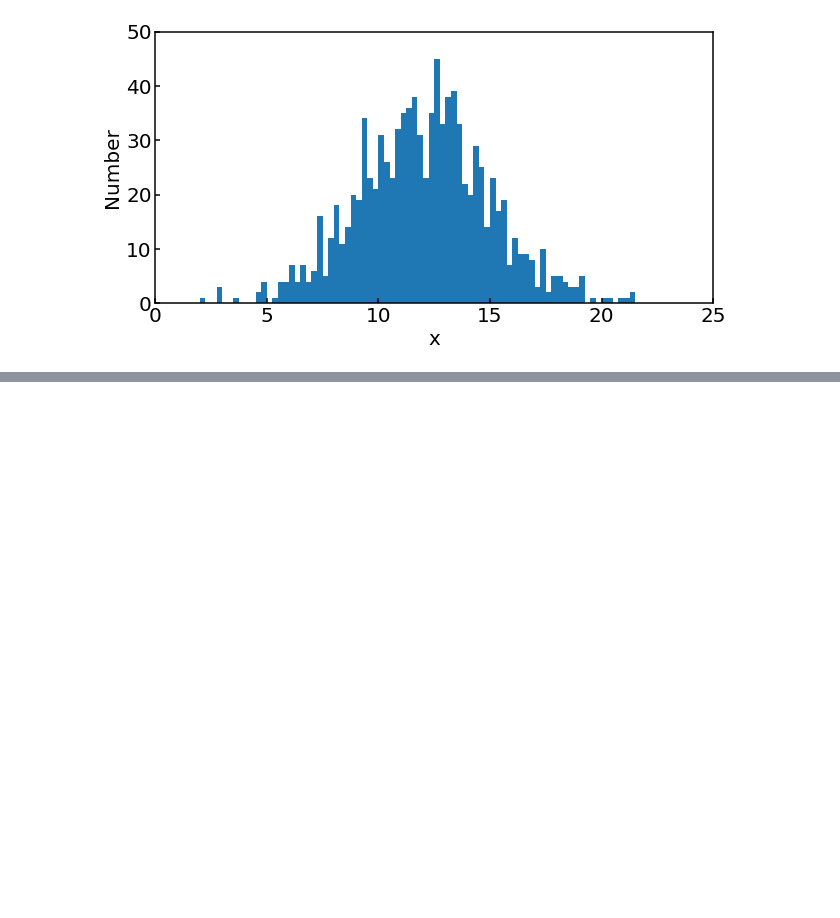
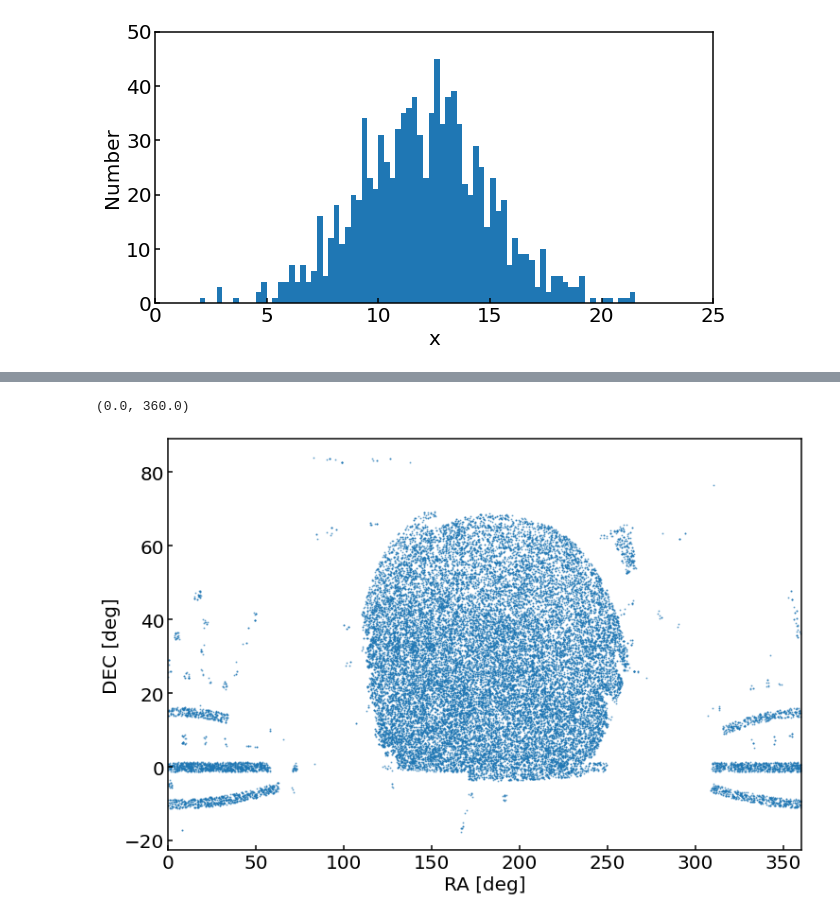
Before and after one commit to CrazyAncestor/Data-Analysis-in-Astronomy-2021, a Jupyter notebook: Week_1/Python_basic.ipynb, the cells around one changed output, grey strips where cells are left out. Cells and saved outputs as stored; diff of their text form; code cells hidden in the pictures; blank space fills up the shorter version.

```diff
--- a/Week_1/Python_basic.ipynb
+++ b/Week_1/Python_basic.ipynb
@@ -291,0 +356,14 @@ plt.xlim(0,25)
+# %%
+#search = np.where(catalog['REW_MGII_2796']>1.0)
+
+
+my_plot_style()
+
+plt.figure(figsize=(12,8))
+plt.scatter(catalog['RA'],catalog['DEC'],s=1,alpha=0.5)
+plt.xlabel('RA [deg]')
+plt.ylabel('DEC [deg]')
+plt.xlim(0,360)
+# %% [output]
+(0.0, 360.0)
+[figure, added]
```
Also changed, not shown: parts of 14 cells of this notebook, 3 other files.
